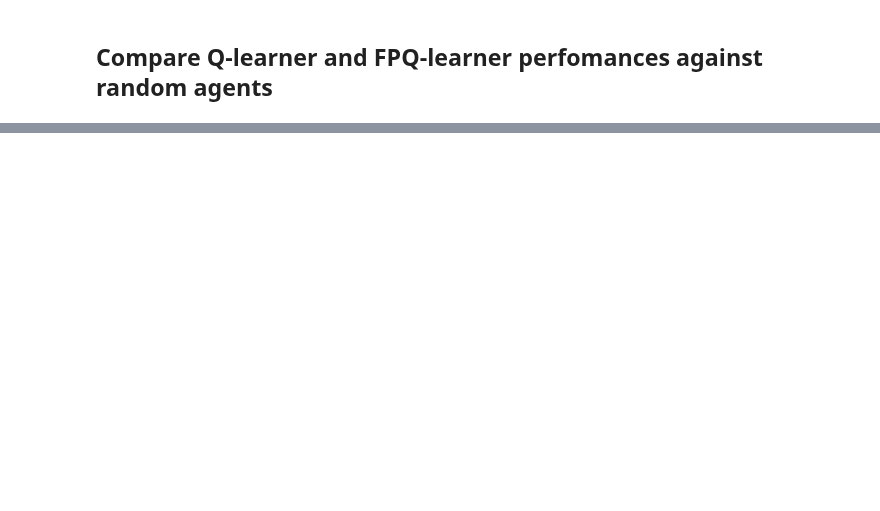
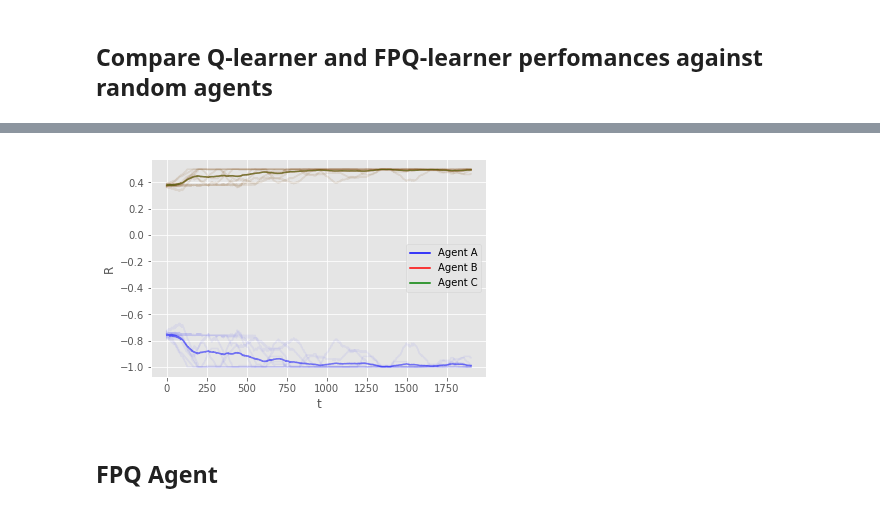
Before and after one commit to vicgalle/ARAMARL, a Jupyter notebook: test_modified_blotto.ipynb, the cells around one changed output, grey strips where cells are left out. Cells and saved outputs as stored; diff of their text form; code cells hidden in the pictures; blank space fills up the shorter version.

```diff
--- a/test_modified_blotto.ipynb
+++ b/test_modified_blotto.ipynb
@@ -272,0 +279,6 @@ plt.legend(custom_lines,['FPQ-Learner', 'Q-Learner']);
+# %%
+N_EXP = 10
+
+r0ss_Q = []
+r1ss_Q = []
+r2ss_Q = []
@@ -272,0 +376,31 @@ plt.legend(custom_lines,['FPQ-Learner', 'Q-Learner']);
+# %%
+%matplotlib inline
+import matplotlib.pyplot as plt
+
+# We set a fancy theme
+plt.style.use('ggplot')
+
+#plt.axis([0, 1*n_iter, -4.5, 1.5])
+for i in range(N_EXP):
+    plt.plot(moving_average(r0ss_Q[i], 100), 'b', alpha=0.05)
+    plt.plot(moving_average(r1ss_Q[i], 100), 'r', alpha=0.05)
+    plt.plot(moving_average(r2ss_Q[i], 100), 'g', alpha=0.05)
+
+plt.plot(moving_average(np.asarray(r0ss_Q).mean(axis=0), 100), 'b', alpha=0.5)
+plt.plot(moving_average(np.asarray(r1ss_Q).mean(axis=0), 100), 'r', alpha=0.5)
+plt.plot(moving_average(np.asarray(r2ss_Q).mean(axis=0), 100), 'g', alpha=0.5)
+
+plt.xlabel('t');
+plt.ylabel('R');
+
+from matplotlib.lines import Line2D
+cmap = plt.cm.coolwarm
+custom_lines = [Line2D([0], [0], color='b'),
+                Line2D([0], [0], color='r'),
+                Line2D([0], [0], color='g')]
+
+plt.legend(custom_lines,['Agent A', 'Agent B', 'Agent C']);
+# %% [output]
+[figure, added]
+# %% [markdown]
+## FPQ Agent
```
Also changed, not shown: parts of 17 cells of this notebook, 2 other files.
